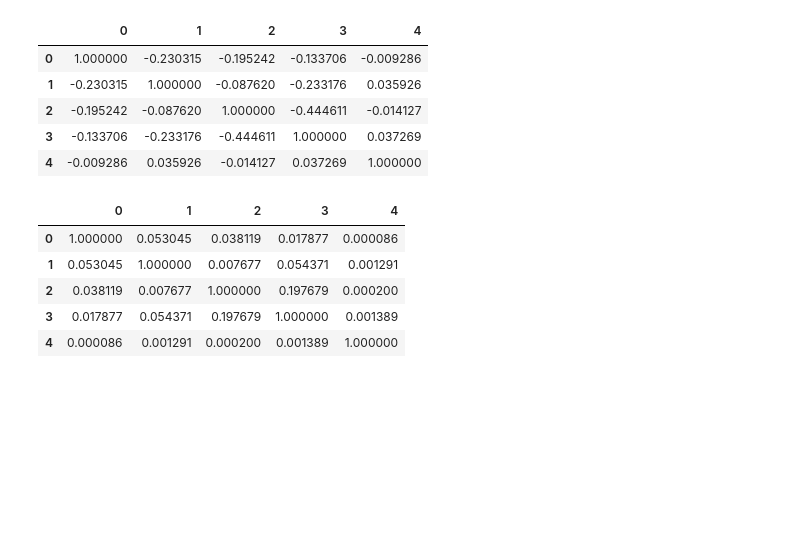
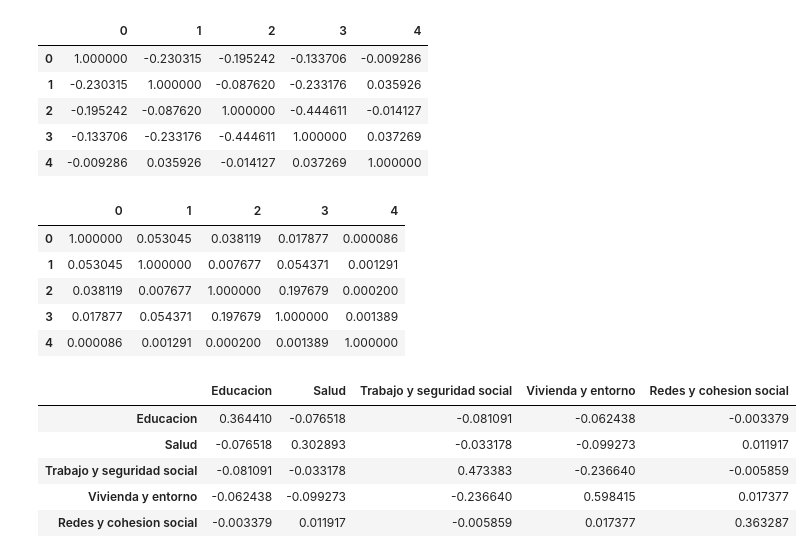
Before and after one commit to Maxmuleiv/Proyecto-Industrial, a Jupyter notebook: AnalisisPobrezaMultidimensional.ipynb, the cells around one changed output. Drawn from its saved outputs; the diff is of its cells as text; code cells hidden in the pictures; blank space fills up the shorter version.

```diff
--- a/AnalisisPobrezaMultidimensional.ipynb
+++ b/AnalisisPobrezaMultidimensional.ipynb
@@ -287,0 +291,9 @@ dimensionesR2.head()
+# %%
+dimensiones.cov()
+# %% [output]
+|  | Educacion | Salud | Trabajo y seguridad social | Vivienda y entorno | Redes y cohesion social |
+| Educacion | 0.364410 | -0.076518 | -0.081091 | -0.062438 | -0.003379 |
+| Salud | -0.076518 | 0.302893 | -0.033178 | -0.099273 | 0.011917 |
+| Trabajo y seguridad social | -0.081091 | -0.033178 | 0.473383 | -0.236640 | -0.005859 |
+| Vivienda y entorno | -0.062438 | -0.099273 | -0.236640 | 0.598415 | 0.017377 |
+| Redes y cohesion social | -0.003379 | 0.011917 | -0.005859 | 0.017377 | 0.363287 |
```
Also changed, not shown: parts of 1 cell of this notebook.
